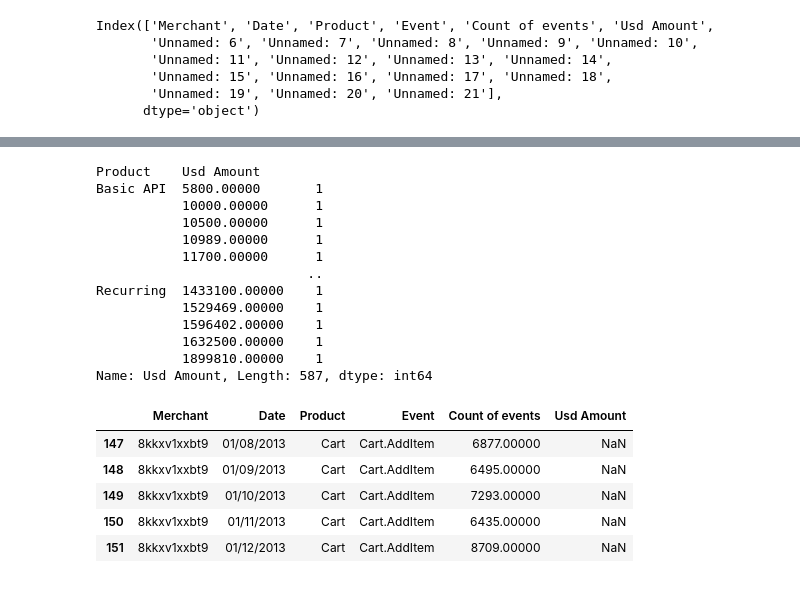
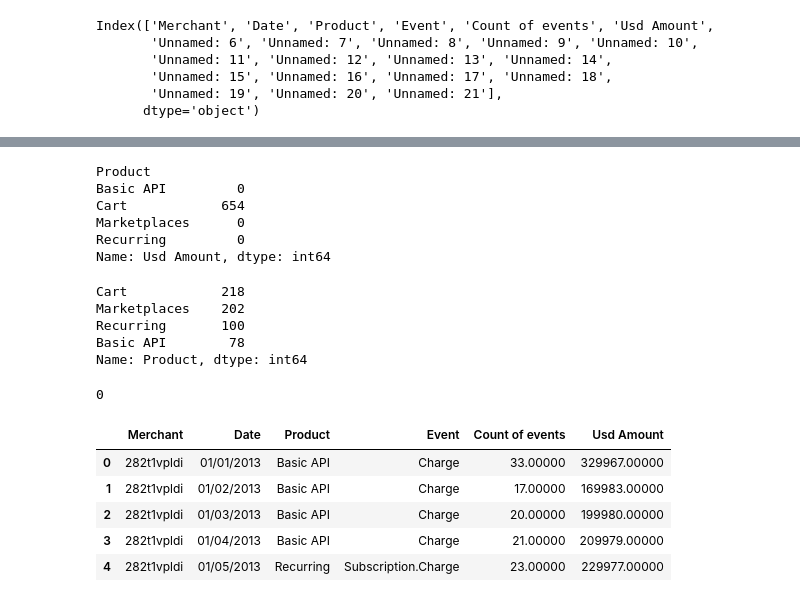
Before and after one commit to Felix-YH/Data-Analysis-Portfolio, a Jupyter notebook: stripe_1/takehomefile.ipynb, the cells around one changed output, grey strips where cells are left out. Saved outputs shown, nothing was run; the diff lists cells and outputs as text; code cells hidden in the pictures.

```diff
--- a/stripe_1/takehomefile.ipynb
+++ b/stripe_1/takehomefile.ipynb
@@ -123,25 +104,9 @@ Name: Usd Amount, dtype: float64
 # %%
-product.groupby('Product')['Usd Amount'].value_counts()
+product.groupby('Product')['Usd Amount'].apply(lambda x:x.isnull().sum())
 # %% [output]
-Product    Usd Amount
-Basic API  5800.00000       1
-           10000.00000      1
-           10500.00000      1
-           10989.00000      1
-           11700.00000      1
-                           ..
-Recurring  1433100.00000    1
-           1529469.00000    1
-           1596402.00000    1
-           1632500.00000    1
-           1899810.00000    1
-Name: Usd Amount, Length: 587, dtype: int64
+Product
+Basic API         0
+Cart            654
+Marketplaces      0
+Recurring         0
+Name: Usd Amount, dtype: int64
-# %%
-product[product.isna()['Usd Amount']].head()
-# %% [output]
-|  | Merchant | Date | Product | Event | Count of events | Usd Amount |
-| 147 | 8kkxv1xxbt9 | 01/08/2013 | Cart | Cart.AddItem | 6877.00000 | NaN |
-| 148 | 8kkxv1xxbt9 | 01/09/2013 | Cart | Cart.AddItem | 6495.00000 | NaN |
-| 149 | 8kkxv1xxbt9 | 01/10/2013 | Cart | Cart.AddItem | 7293.00000 | NaN |
-| 150 | 8kkxv1xxbt9 | 01/11/2013 | Cart | Cart.AddItem | 6435.00000 | NaN |
-| 151 | 8kkxv1xxbt9 | 01/12/2013 | Cart | Cart.AddItem | 8709.00000 | NaN |
@@ -147,0 +115,8 @@ product[product.isna()['Usd Amount']].head()
+# %%
+product['Product'].value_counts()
+# %% [output]
+Cart            218
+Marketplaces    202
+Recurring       100
+Basic API        78
+Name: Product, dtype: int64
@@ -147,0 +125,13 @@ product[product.isna()['Usd Amount']].head()
+# %%
+clean_product.duplicated().sum()
+# %% [output]
+0
+# %%
+clean_product.head()
+# %% [output]
+|  | Merchant | Date | Product | Event | Count of events | Usd Amount |
+| 0 | 282t1vpldi | 01/01/2013 | Basic API | Charge | 33.00000 | 329967.00000 |
+| 1 | 282t1vpldi | 01/02/2013 | Basic API | Charge | 17.00000 | 169983.00000 |
+| 2 | 282t1vpldi | 01/03/2013 | Basic API | Charge | 20.00000 | 199980.00000 |
+| 3 | 282t1vpldi | 01/04/2013 | Basic API | Charge | 21.00000 | 209979.00000 |
+| 4 | 282t1vpldi | 01/05/2013 | Recurring | Subscription.Charge | 23.00000 | 229977.00000 |
```
Also changed, not shown: parts of 8 cells of this notebook.
